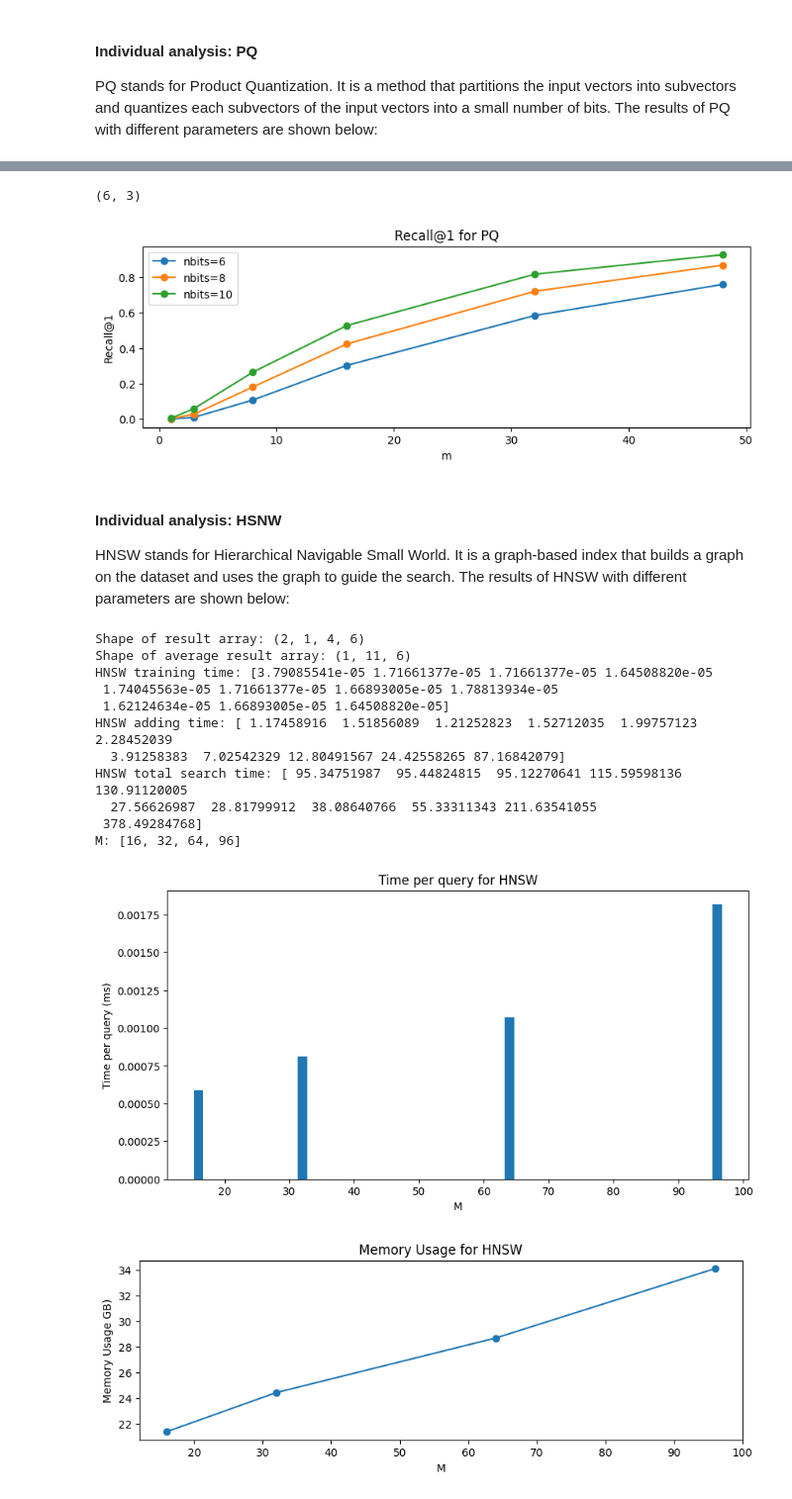
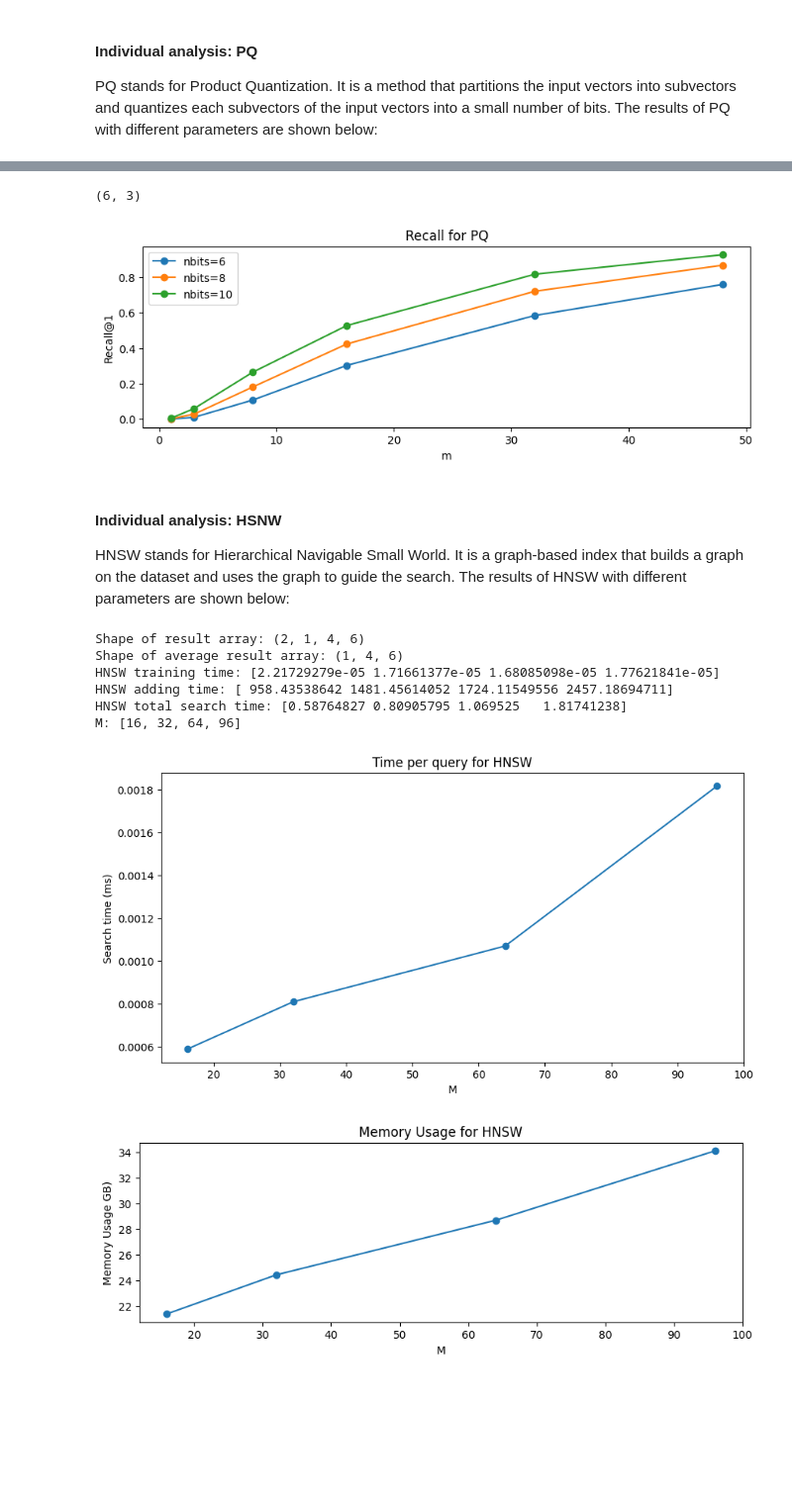
Before and after one commit to Kevinpyx/faissBenchmarking, a Jupyter notebook: result_analysis.ipynb, the cells around one changed output, grey strips where cells are left out. Shown at 99% size. Cells and saved outputs as stored; diff of their text form; code cells hidden in the pictures; blank space fills up the shorter version.

```diff
--- a/result_analysis.ipynb
+++ b/result_analysis.ipynb
@@ -271,61 +272,56 @@ plt.plot(categories1_PQ, recall_1, marker='o', label='nbits=8')
 plt.plot(categories1_PQ, recall_2, marker='o', label='nbits=10')
 plt.xlabel(param1)
 plt.ylabel('Recall@1')
-plt.title('Recall@1 for PQ')
+plt.title('Recall for PQ')
 plt.legend()
 plt.show()
 # %% [output]
 (6, 3)
-[figure, old version]
+[figure, new version]
 # %% [markdown]
 #### **Individual analysis: HSNW** ####
 HNSW stands for Hierarchical Navigable Small World. It is a graph-based index that builds a graph on the dataset and uses the graph to guide the search. The results of HNSW with different parameters are shown below:
 # %%
 # read HNSW results
 HNSW_results = '/home/ypx/faissTesting/benchmark/results/HNSWFlat_10M_96_10k_100.h5'
 HNSW_results = io.load_results(HNSW_results)
 print('Shape of result array:', HNSW_results.shape)
 
 # calculate average
 avg_HNSW = np.mean(HNSW_results, axis=0)
 std_HNSW = np.std(HNSW_results, axis=0)
-print('Shape of average result array:', avg.shape)
+print('Shape of average result array:', avg_HNSW.shape)
 
-print('HNSW training time:', avg[0,:,0])
-print('HNSW adding time:', avg[0,:,1])
-print('HNSW total search time:', avg[0,:,2])
+print('HNSW training time:', avg_HNSW[0,:,0])
+print('HNSW adding time:', avg_HNSW[0,:,1])
+print('HNSW total search time:', avg_HNSW[0,:,2])
 
 index_dict = bm.INDPARAM['HNSWFlat']
 param1 = index_dict['params'][0]
 categories_HNSW = index_dict[param1]
 print(str(param1) + ':', categories_HNSW)
 
 # get results
 SPQ_HNSW = avg_HNSW[0,:,3]*1000
 memory_HNSW = avg_HNSW[0,:,4]
 recall_HNSW = avg_HNSW[0,:,5]
 
-# create bar chart for each result
+# create line plot for each result
 # SPQ
 plt.figure(figsize=(10,5))
-plt.bar(categories_HNSW, SPQ_HNSW, width=1.5, capsize=5)
+plt.plot(categories_HNSW, SPQ_HNSW, 'o-')
 plt.xlabel(param1)
-plt.ylabel('Time per query (ms)')
+plt.ylabel('Search time (ms)')
 plt.title('Time per query for HNSW')
 plt.show()
 # %% [output]
 Shape of result array: (2, 1, 4, 6)
-Shape of average result array: (1, 11, 6)
-HNSW training time: [3.79085541e-05 1.71661377e-05 1.71661377e-05 1.64508820e-05
- 1.74045563e-05 1.71661377e-05 1.66893005e-05 1.78813934e-05
- 1.62124634e-05 1.66893005e-05 1.64508820e-05]
-HNSW adding time: [ 1.17458916  1.51856089  1.21252823  1.52712035  1.99757123  2.28452039
-  3.91258383  7.02542329 12.80491567 24.42558265 87.16842079]
-HNSW total search time: [ 95.34751987  95.44824815  95.12270641 115.59598136 130.91120005
-  27.56626987  28.81799912  38.08640766  55.33311343 211.63541055
- 378.49284768]
+Shape of average result array: (1, 4, 6)
+HNSW training time: [2.21729279e-05 1.71661377e-05 1.68085098e-05 1.77621841e-05]
+HNSW adding time: [ 958.43538642 1481.45614052 1724.11549556 2457.18694711]
+HNSW total search time: [0.58764827 0.80905795 1.069525   1.81741238]
 M: [16, 32, 64, 96]
-[figure, old version]
+[figure, new version]
 # %%
 # memory ploted as lines
 plt.figure(figsize=(10,3))
```
Also changed, not shown: parts of 7 cells of this notebook, 8 other files.
